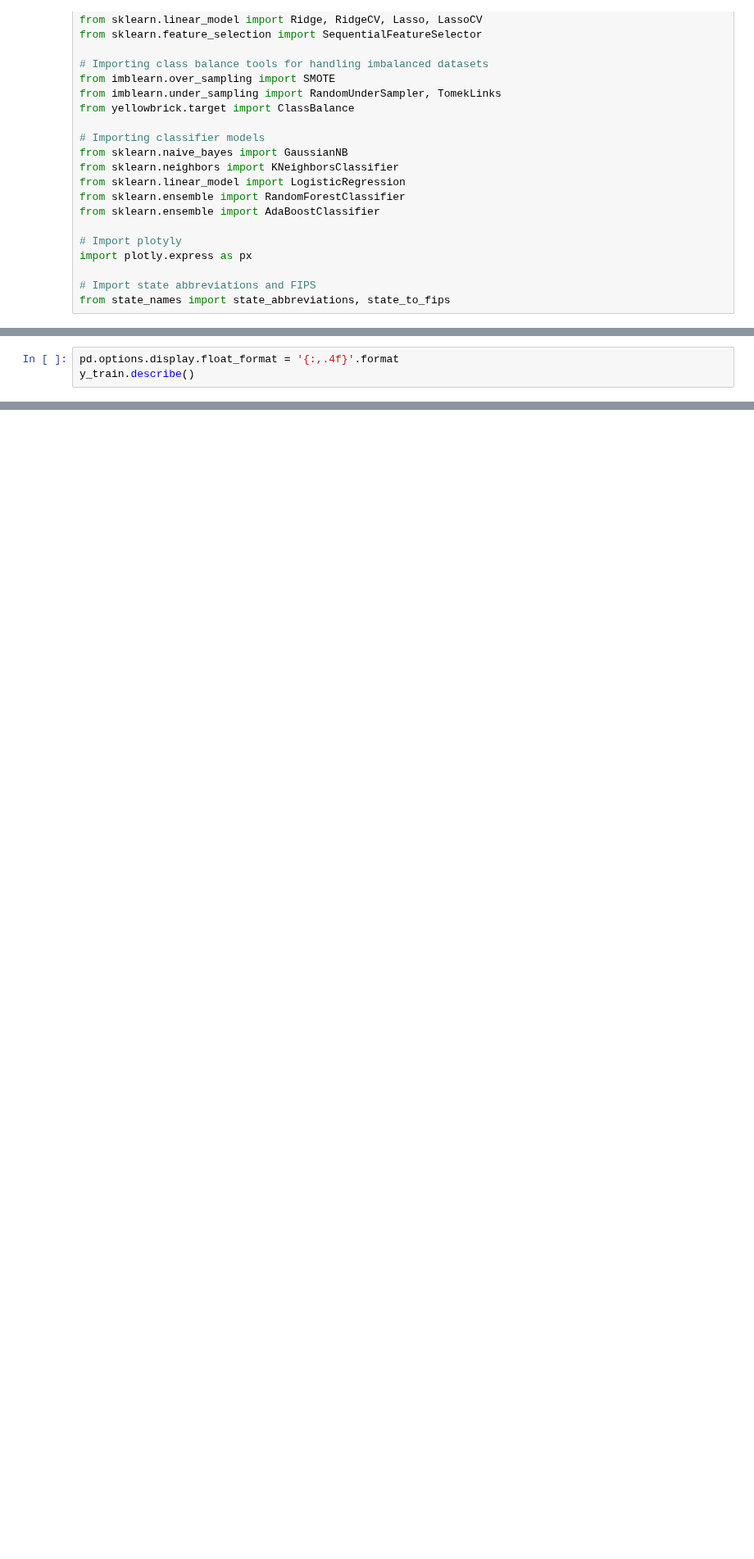
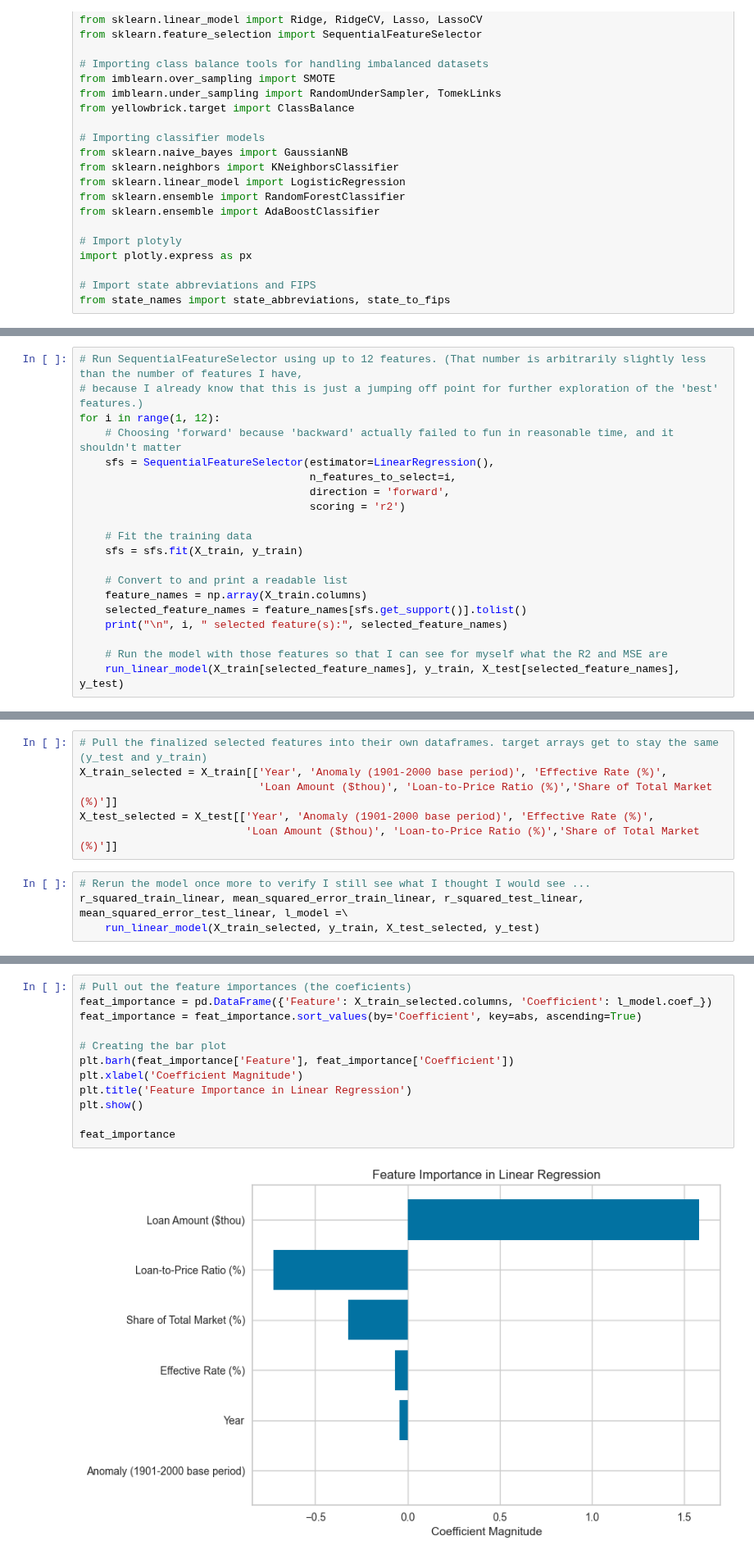
Before and after one commit to MLFP-90803-SP24-FinalProjects/Team17-FinalProject, a Jupyter notebook: Q1_Regression_Analysis.ipynb, the cells around one changed output, grey strips where cells are left out. Shown at 82% size. Saved outputs shown, nothing was run; the diff lists cells and outputs as text; blank space fills up the shorter version.

```diff
--- a/Q1_Regression_Analysis.ipynb
+++ b/Q1_Regression_Analysis.ipynb
@@ -362,3 +100,0 @@ Index(['Year', 'Average Temperature Value', 'Anomaly (1901-2000 base period)',
-# %%
-pd.options.display.float_format = '{:,.4f}'.format
-y_train.describe()
@@ -515,0 +262,20 @@ Test R2: -2.9663922378744303
+# %%
+# Run SequentialFeatureSelector using up to 12 features. (That number is arbitrarily slightly less than the number of features I have,
+# because I already know that this is just a jumping off point for further exploration of the 'best' features.)
+for i in range(1, 12):
+    # Choosing 'forward' because 'backward' actually failed to fun in reasonable time, and it shouldn't matter
+    sfs = SequentialFeatureSelector(estimator=LinearRegression(),
+                                    n_features_to_select=i,
+                                    direction = 'forward',
+                                    scoring = 'r2')
+
+    # Fit the training data
+    sfs = sfs.fit(X_train, y_train)
+
+    # Convert to and print a readable list
+    feature_names = np.array(X_train.columns)
+    selected_feature_names = feature_names[sfs.get_support()].tolist()
+    print("\n", i, " selected feature(s):", selected_feature_names)
+
+    # Run the model with those features so that I can see for myself what the R2 and MSE are
+    run_linear_model(X_train[selected_feature_names], y_train, X_test[selected_feature_names], y_test)
@@ -515,0 +400,10 @@ Test R2: -2.9663922378744303
+# %%
+# Pull the finalized selected features into their own dataframes. target arrays get to stay the same (y_test and y_train)
+X_train_selected = X_train[['Year', 'Anomaly (1901-2000 base period)', 'Effective Rate (%)',
+                            'Loan Amount ($thou)', 'Loan-to-Price Ratio (%)','Share of Total Market (%)']]
+X_test_selected = X_test[['Year', 'Anomaly (1901-2000 base period)', 'Effective Rate (%)',
+                          'Loan Amount ($thou)', 'Loan-to-Price Ratio (%)','Share of Total Market (%)']]
+# %%
+# Rerun the model once more to verify I still see what I thought I would see ...
+r_squared_train_linear, mean_squared_error_train_linear, r_squared_test_linear, mean_squared_error_test_linear, l_model =\
+    run_linear_model(X_train_selected, y_train, X_test_selected, y_test)
@@ -515,0 +415,14 @@ Test R2: -2.9663922378744303
+# %%
+# Pull out the feature importances (the coeficients)
+feat_importance = pd.DataFrame({'Feature': X_train_selected.columns, 'Coefficient': l_model.coef_})
+feat_importance = feat_importance.sort_values(by='Coefficient', key=abs, ascending=True)
+
+# Creating the bar plot
+plt.barh(feat_importance['Feature'], feat_importance['Coefficient'])
+plt.xlabel('Coefficient Magnitude')
+plt.title('Feature Importance in Linear Regression')
+plt.show()
+
+feat_importance
+# %% [output]
+[figure, added]
```
Also changed, not shown: parts of 75 cells of this notebook.
